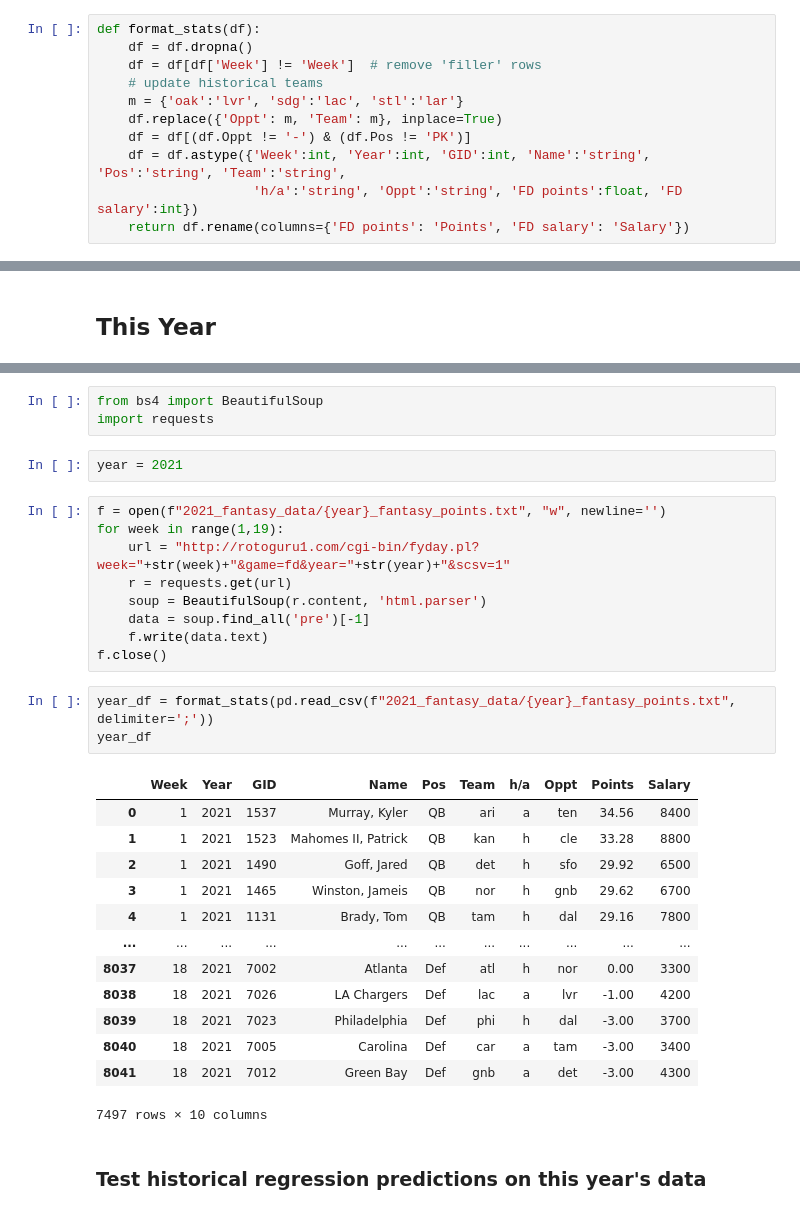
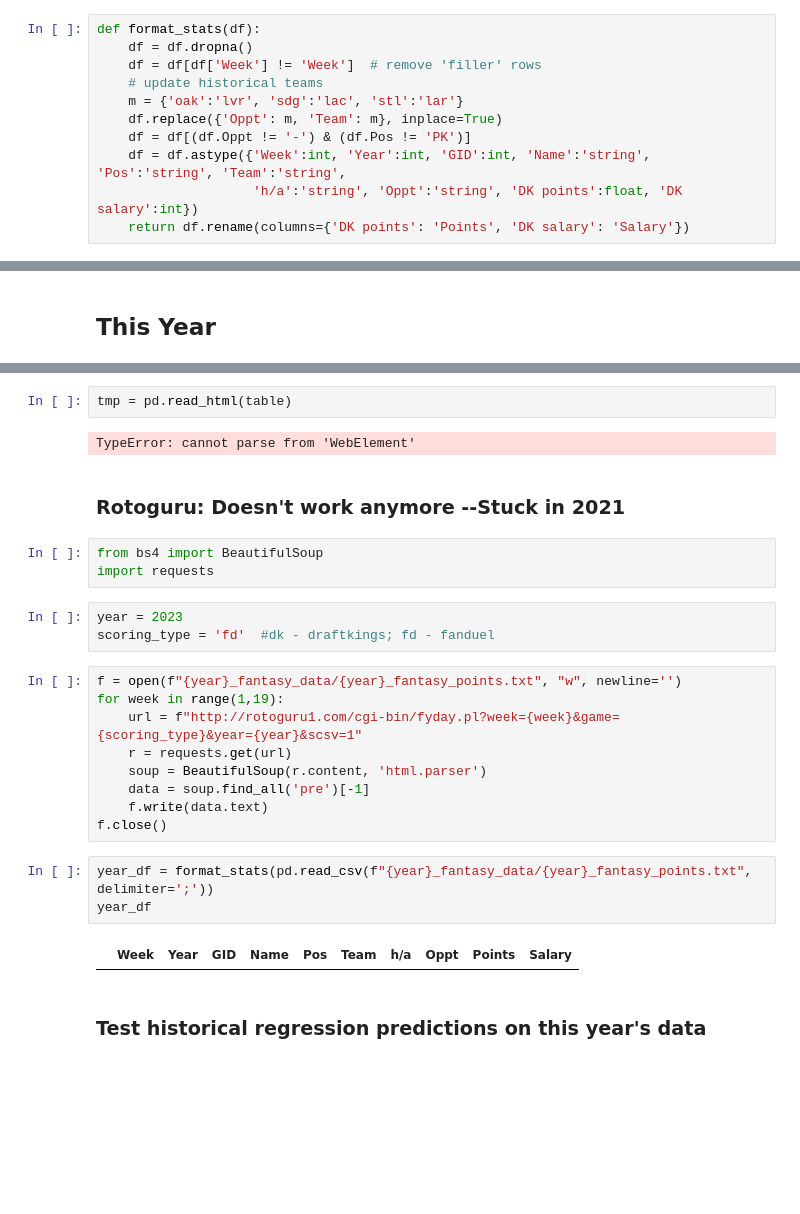
Before and after one commit to ahs8w/model_football, a Jupyter notebook: FF21_Scoring_Projections.ipynb, the cells around one changed output, grey strips where cells are left out. Saved outputs shown, nothing was run; the diff lists cells and outputs as text; blank space fills up the shorter version.

```diff
--- a/FF21_Scoring_Projections.ipynb
+++ b/FF21_Scoring_Projections.ipynb
@@ -35,8 +37,8 @@ def format_stats(df):
     df.replace({'Oppt': m, 'Team': m}, inplace=True)
     df = df[(df.Oppt != '-') & (df.Pos != 'PK')]
     df = df.astype({'Week':int, 'Year':int, 'GID':int, 'Name':'string', 'Pos':'string', 'Team':'string',
-                    'h/a':'string', 'Oppt':'string', 'FD points':float, 'FD salary':int})
-    return df.rename(columns={'FD points': 'Points', 'FD salary': 'Salary'})
+                    'h/a':'string', 'Oppt':'string', 'DK points':float, 'DK salary':int})
+    return df.rename(columns={'DK points': 'Points', 'DK salary': 'Salary'})
 # %%
 def add_averages(df):
     df.sort_values(['Year','Week'], inplace=True)
@@ -377,34 +493,29 @@ Mean Squared Error using Decision Tress : 30.434276268944544
+# %%
+tmp = pd.read_html(table)
+# %% [output]
+TypeError: cannot parse from 'WebElement'
+# %% [markdown]
+### Rotoguru: Doesn't work anymore --Stuck in 2021
 # %%
 from bs4 import BeautifulSoup
 import requests
-# %%
-year = 2021
+# %%
+year = 2023
+scoring_type = 'fd'  #dk - draftkings; fd - fanduel
 # %%
-f = open(f"2021_fantasy_data/{year}_fantasy_points.txt", "w", newline='')
+f = open(f"{year}_fantasy_data/{year}_fantasy_points.txt", "w", newline='')
 for week in range(1,19):
-    url = "http://rotoguru1.com/cgi-bin/fyday.pl?week="+str(week)+"&game=fd&year="+str(year)+"&scsv=1"
+    url = f"http://rotoguru1.com/cgi-bin/fyday.pl?week={week}&game={scoring_type}&year={year}&scsv=1"
     r = requests.get(url)
     soup = BeautifulSoup(r.content, 'html.parser')
     data = soup.find_all('pre')[-1]
     f.write(data.text)
 f.close()
 # %%
-year_df = format_stats(pd.read_csv(f"2021_fantasy_data/{year}_fantasy_points.txt", delimiter=';'))
+year_df = format_stats(pd.read_csv(f"{year}_fantasy_data/{year}_fantasy_points.txt", delimiter=';'))
 year_df
 # %% [output]
 |  | Week | Year | GID | Name | Pos | Team | h/a | Oppt | Points | Salary |
-| 0 | 1 | 2021 | 1537 | Murray, Kyler | QB | ari | a | ten | 34.56 | 8400 |
-| 1 | 1 | 2021 | 1523 | Mahomes II, Patrick | QB | kan | h | cle | 33.28 | 8800 |
-| 2 | 1 | 2021 | 1490 | Goff, Jared | QB | det | h | sfo | 29.92 | 6500 |
-| 3 | 1 | 2021 | 1465 | Winston, Jameis | QB | nor | h | gnb | 29.62 | 6700 |
-| 4 | 1 | 2021 | 1131 | Brady, Tom | QB | tam | h | dal | 29.16 | 7800 |
-| ... | ... | ... | ... | ... | ... | ... | ... | ... | ... | ... |
-| 8037 | 18 | 2021 | 7002 | Atlanta | Def | atl | h | nor | 0.00 | 3300 |
-| 8038 | 18 | 2021 | 7026 | LA Chargers | Def | lac | a | lvr | -1.00 | 4200 |
-| 8039 | 18 | 2021 | 7023 | Philadelphia | Def | phi | h | dal | -3.00 | 3700 |
-| 8040 | 18 | 2021 | 7005 | Carolina | Def | car | a | tam | -3.00 | 3400 |
-| 8041 | 18 | 2021 | 7012 | Green Bay | Def | gnb | a | det | -3.00 | 4300 |
-7497 rows × 10 columns
 # %% [markdown]
 ### Test historical regression predictions on this year's data
 # %%
```
Also changed, not shown: parts of 38 cells of this notebook, 54 other files.
